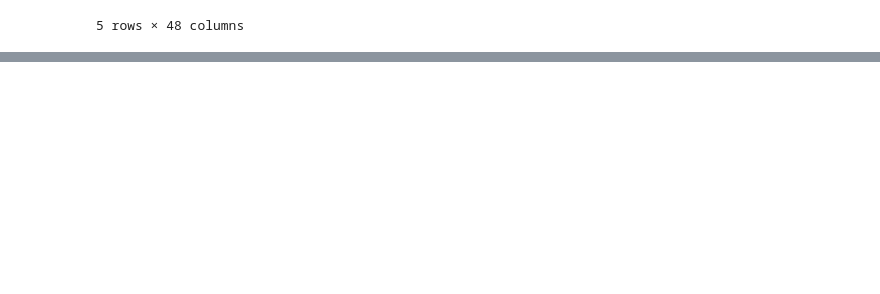
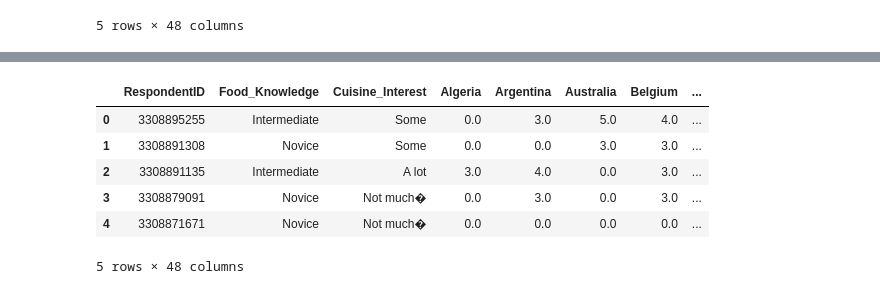
Before and after one commit to finnqiao/food_user_matching, a Jupyter notebook: food_demographics.ipynb, the cells around one changed output, grey strips where cells are left out. Drawn from its saved outputs; the diff is of its cells as text; code cells hidden in the pictures; blank space fills up the shorter version.

Commit message:
demographic filtered and renamed

```diff
--- a/food_demographics.ipynb
+++ b/food_demographics.ipynb
@@ -40,0 +64,60 @@ df = df.fillna(0)
+# %%
+df = df.rename(index=str, columns={
+    "RespondentID":"RespondentID",
+    "Generally speaking, how would you rate your level of knowledge�of cuisines from different parts of the world?":"Food_Knowledge",
+    "How much, if at all, are you interested in cuisines from different parts of the world?":"Cuisine_Interest",
+    "Please rate how much you like the traditional cuisine of Algeria:":"Algeria",
+    "Please rate how much you like the traditional cuisine of Argentina.":"Argentina",
+    "Please rate how much you like the traditional cuisine of�Australia.":"Australia",
+    "Please rate how much you like the traditional cuisine of Belgium.":"Belgium",
+    "Please rate how much you like the traditional cuisine of Bosnia and Herzegovina.":"Bosnia_and_Herzegovina",
+    "Please rate how much you like the traditional cuisine of Brazil.":"Brazil",
+    "Please rate how much you like the traditional cuisine of Cameroon.":"Cameroon",
+    "Please rate how much you like the traditional cuisine of Chile.":"Chile",
+    "Please rate how much you like the traditional cuisine of Colombia.":"Colombia",
+    "Please rate how much you like the traditional cuisine of Costa Rica.":"Costa_Rica",
+    "Please rate how much you like the traditional cuisine of Croatia.":"Croatia",
+    "Please rate how much you like the traditional cuisine of Ecuador.":"Ecuador",
+    "Please rate how much you like the traditional cuisine of England.":"England",
+    "Please rate how much you like the traditional cuisine of France.":"France",
+    "Please rate how much you like the traditional cuisine of Germany.":"Germany",
+    "Please rate how much you like the traditional cuisine of Ghana.":"Ghana",
+    "Please rate how much you like the traditional cuisine of Greece.":"Greece",
+    "Please rate how much you like the traditional cuisine of Honduras.":"Honduras",
+    "Please rate how much you like the traditional cuisine of Iran.":"Iran",
+    "Please rate how much you like the traditional cuisine of Italy.":"Italy",
+    "Please rate how much you like the traditional cuisine of Ivory Coast.":"Ivory Coast",
+    "Please rate how much you like the traditional cuisine of Japan.":"Japan",
+    "Please rate how much you like the traditional cuisine of Mexico.":"Mexico",
+    "Please rate how much you like the traditional cuisine of the Netherlands.":"the_Netherlands",
+    "Please rate how much you like the traditional cuisine of Nigeria.":"Nigeria",
+    "Please rate how much you like the traditional cuisine of Portugal.":"Portugal",
+    "Please rate how much you like the traditional cuisine of Russia.":"Russia",
+    "Please rate how much you like the traditional cuisine of South Korea.":"South_Korea",
+    "Please rate how much you like the traditional cuisine of Spain.":"Spain",
+    "Please rate how much you like the traditional cuisine of Switzerland.":"Switzerland",
+    "Please rate how much you like the traditional cuisine of United States.":"United_States",
+    "Please rate how much you like the traditional cuisine of Uruguay.":"Uruguay",
+    "Please rate how much you like the traditional cuisine of China.":"China",
+    "Please rate how much you like the traditional cuisine of India.":"India",
+    "Please rate how much you like the traditional cuisine of Thailand.":"Thailand",
+    "Please rate how much you like the traditional cuisine of Turkey.":"Turkey",
+    "Please rate how much you like the traditional cuisine of Cuba.":"Cuba",
+    "Please rate how much you like the traditional cuisine of Ethiopia.":"Ethiopia",
+    "Please rate how much you like the traditional cuisine of Vietnam.":"Vietnam",
+    "Please rate how much you like the traditional cuisine of Ireland.":"Ireland",
+    "Gender":"Gender",
+    "Age":"Age",
+    "Household Income":"Income",
+    "Education":"Education",
+    "Location (Census Region)":"Location",
+})
+df.head()
+# %% [output]
+|  | RespondentID | Food_Knowledge | Cuisine_Interest | Algeria | Argentina | Australia | Belgium | ... |
+| 0 | 3308895255 | Intermediate | Some | 0.0 | 3.0 | 5.0 | 4.0 | ... |
+| 1 | 3308891308 | Novice | Some | 0.0 | 0.0 | 3.0 | 3.0 | ... |
+| 2 | 3308891135 | Intermediate | A lot | 3.0 | 4.0 | 0.0 | 3.0 | ... |
+| 3 | 3308879091 | Novice | Not much� | 0.0 | 3.0 | 0.0 | 3.0 | ... |
+| 4 | 3308871671 | Novice | Not much� | 0.0 | 0.0 | 0.0 | 0.0 | ... |
+5 rows × 48 columns
```
Also changed, not shown: parts of 7 cells of this notebook.
